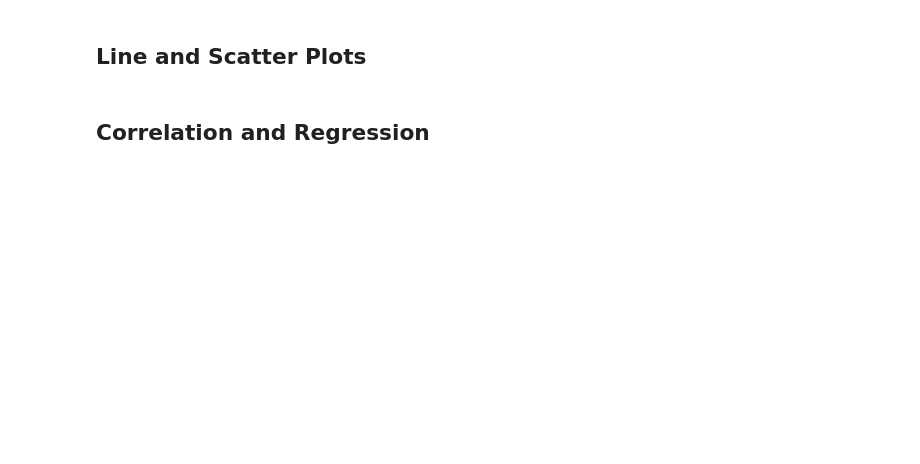
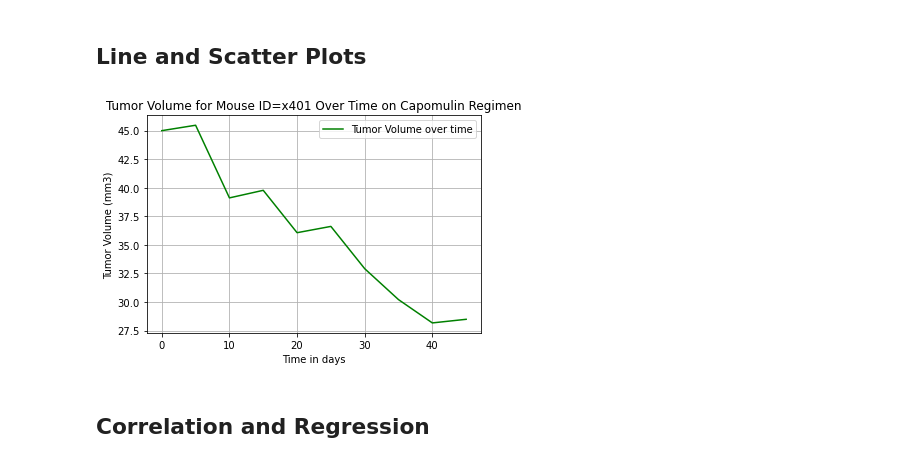
Before and after one commit to iCode13/matplotlib-challenge, a Jupyter notebook: pymaceuticals.ipynb, the cells around one changed output. Saved outputs shown, nothing was run; the diff lists cells and outputs as text; code cells hidden in the pictures; blank space fills up the shorter version.

```diff
--- a/pymaceuticals.ipynb
+++ b/pymaceuticals.ipynb
@@ -339,3 +373,17 @@ For the Infubinol regimen, Q1 = 54.04860769, Q3 = 65.52574285, and IQR =11.48. V
+# %%
+# Generate a line plot of time point versus tumor volume for a mouse treated with Capomulin
+
+Capomulin_mice = cleandata_df.loc[cleandata_df["Drug Regimen"] == "Capomulin"]
+Capomulin_mouse = cleandata_df.loc[cleandata_df["Mouse ID"] == "x401"]
+plt.title("Tumor Volume for Mouse ID=x401 Over Time on Capomulin Regimen")
+plt.xlabel("Time in days")
+plt.ylabel("Tumor Volume (mm3)")
+plt.plot(Capomulin_mouse["Timepoint"], Capomulin_mouse["Tumor Volume (mm3)"], color="green", label="Tumor Volume over time" )
+plt.grid()
+plt.legend()
+plt.show()
+# %% [output]
+[figure, added]
 # %%
 # Generate a scatter plot of mouse weight versus average tumor volume for the Capomulin regimen
 # %% [markdown]
```
Also changed, not shown: parts of 9 cells of this notebook.
